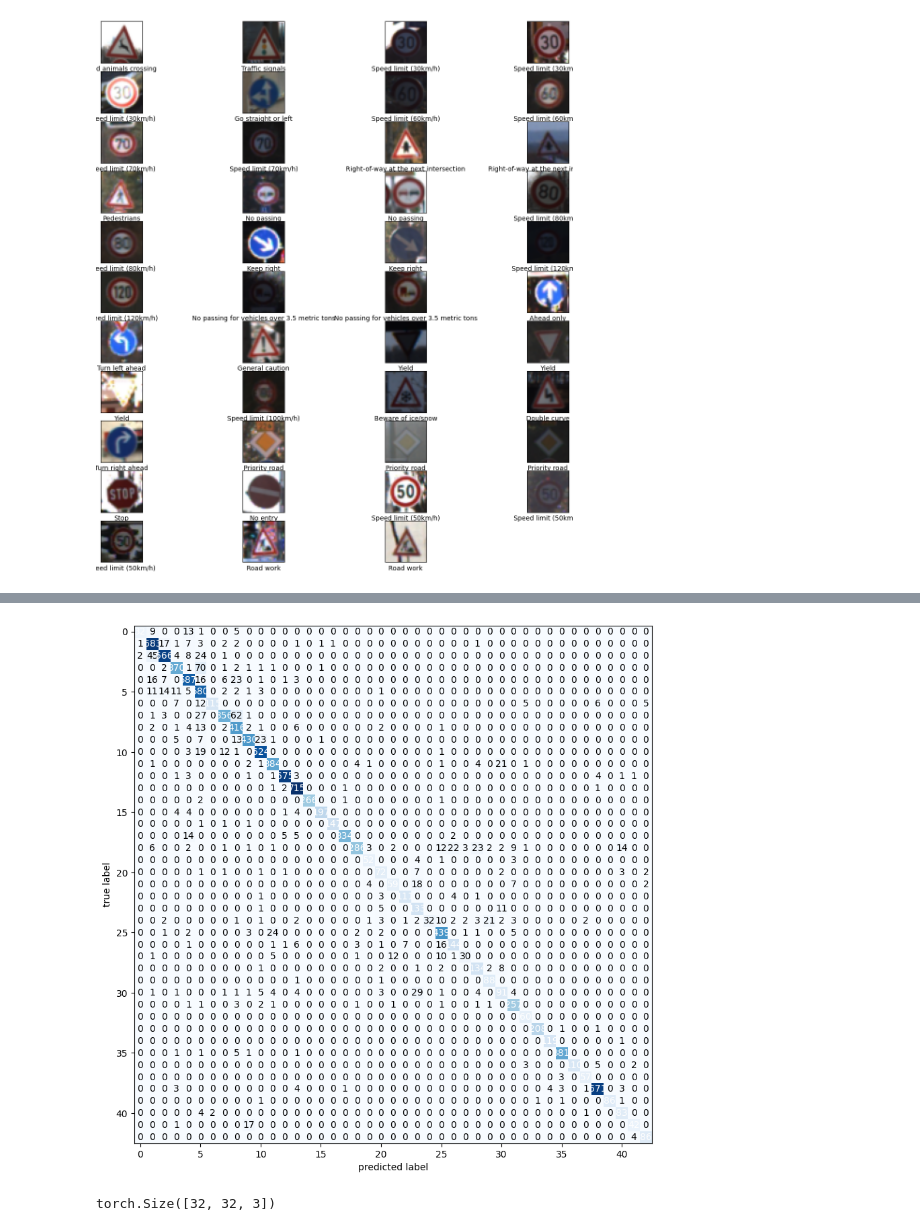
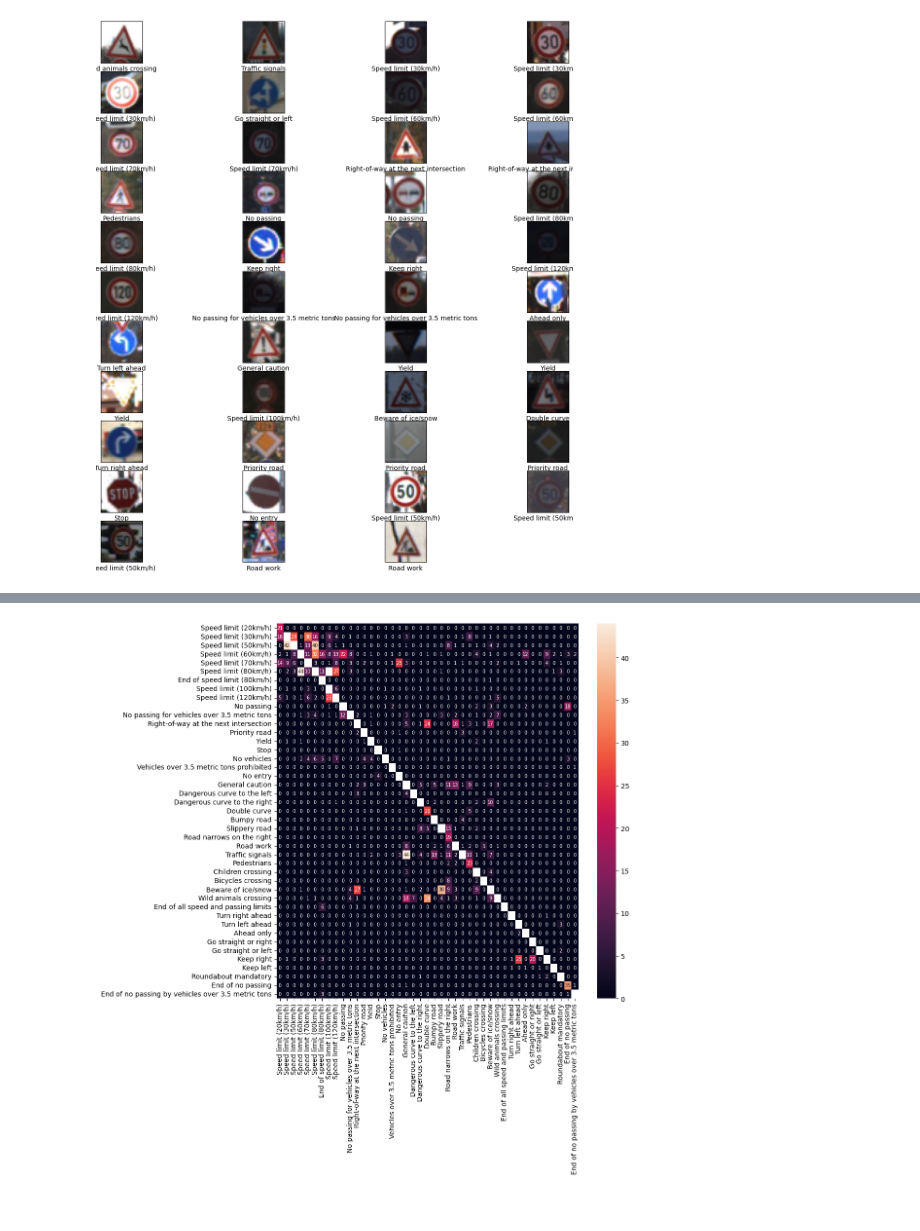
Before and after one commit to guevelel/COMP4449_Image_Classification, a Jupyter notebook: Traffic_Signs_COMP4449.ipynb, the cells around one changed output, grey strips where cells are left out. Drawn from its saved outputs; the diff is of its cells as text; code cells hidden in the pictures.

```diff
--- a/Traffic_Signs_COMP4449.ipynb
+++ b/Traffic_Signs_COMP4449.ipynb
@@ -205,7 +203,7 @@ for i in range(808, 34799, 808):
     plt.yticks([])
     plt.grid(False)
     plt.imshow(train['features'][i], cmap=plt.cm.binary)
-    plt.xlabel(signnames[signimages['labels'][i]])
+    plt.xlabel(signnames[train['labels'][i]])
 
 #plt.tight_layout#
 plt.show()
@@ -303,29 +315,17 @@ for i in range(len(y_test)):
 import torch
 y_act =torch.Tensor(y_act)
 y_preds = torch.Tensor(y_preds)
-# %%
-from torchmetrics import ConfusionMatrix
-from mlxtend.plotting import plot_confusion_matrix
-
-names = list(signnames.values())
-names
-#class_names = list(signnames.values())
-#len(class_names)
-#type(class_names)
-
-#Setup confusion instance and compare predictions to targets
-confmat = ConfusionMatrix(task = 'multiclass', num_classes=43)
-confmat_tensor = confmat(preds=y_preds, target=y_act)
-
-#Plot the confusion matrix
-fig, ax = plot_confusion_matrix(
-    conf_mat=confmat_tensor.numpy(), # matplotlib likes working with numpy
-    #class_names=names,
-    #show_normed=True,
-    figsize=(10, 10)
-)
-# %% [output]
-[figure, removed]
+# %%
+#Plot heatmap of classification results (masking values >50 to point out misclassifications)
+fig, ax = plt.subplots(figsize=(10,10))
+corr = confusion_matrix(y_preds, y_act)
+sns.heatmap(corr, annot=True,
+            xticklabels=names,yticklabels=names, fmt='d',annot_kws={"size": 7},
+            mask= corr >50 )
+            #cmap="YlOrRd_r")
+plt.show()
+# %% [output]
+[figure, added]
 # %%
 #from sklearn import svm
 
@@ -338,7 +338,5 @@ fig, ax = plot_confusion_matrix(
 #Notes:
 #use random number generator to mimic incoming image
 #
-X_train[0].shape
-torch.tensor(X_train[0]).shape
+#X_train[0].shape
+#torch.tensor(X_train[0]).shape
-# %% [output]
-torch.Size([32, 32, 3])
```
Also changed, not shown: parts of 32 cells of this notebook.
